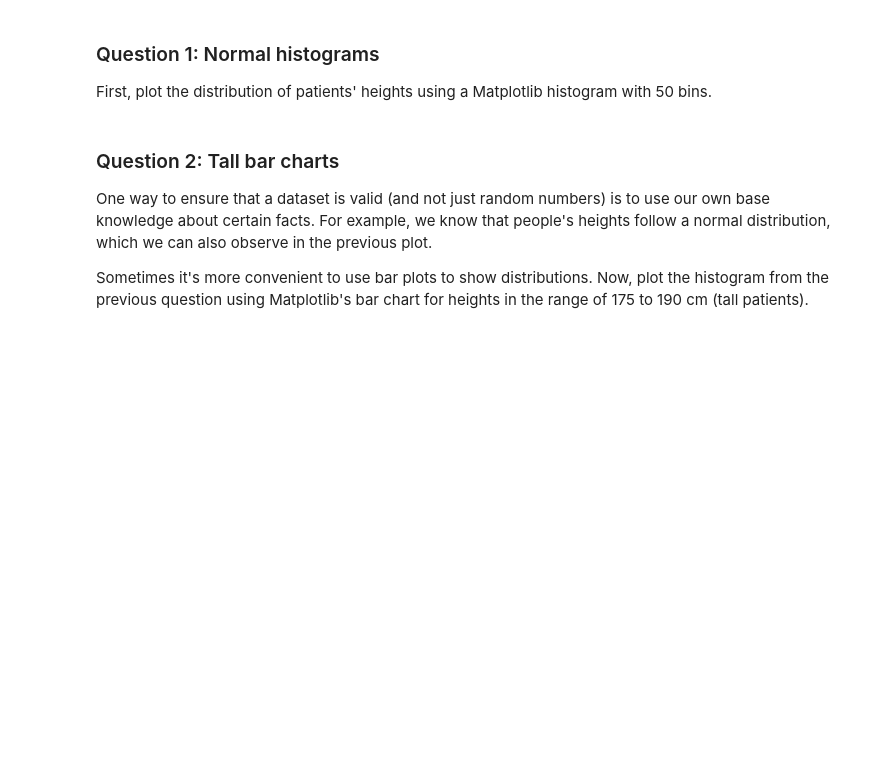
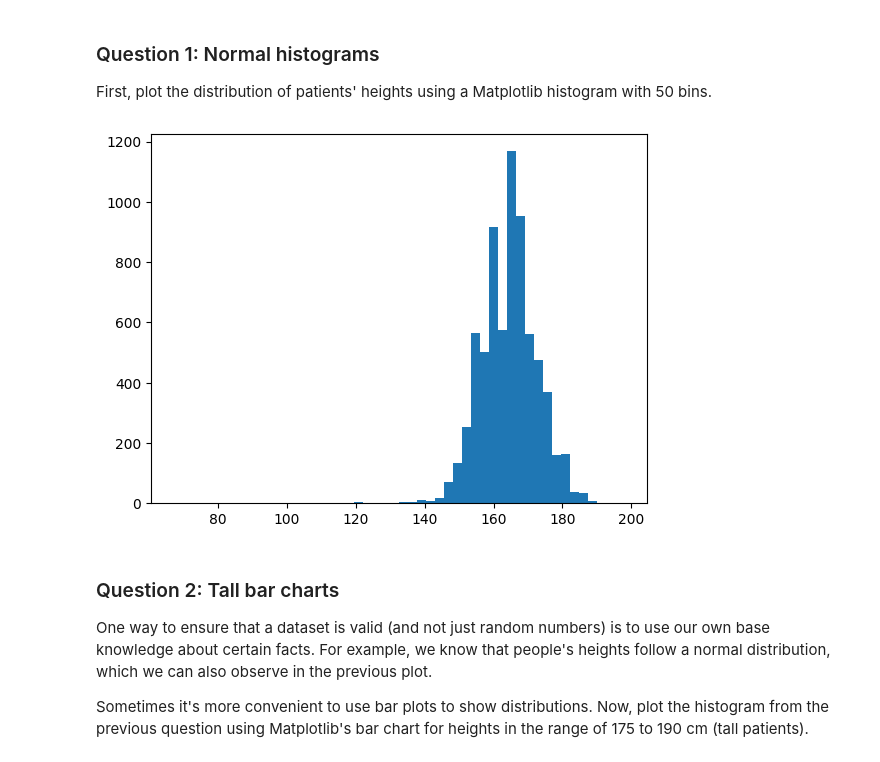
Before and after one commit to alephhNull/Micromaster-Programming-for-Data-Analysis-Summer-2024, a Jupyter notebook: Assignment4.ipynb, the cells around one changed output. Cells and saved outputs as stored; diff of their text form; code cells hidden in the pictures; blank space fills up the shorter version.

```diff
--- a/Assignment4.ipynb
+++ b/Assignment4.ipynb
@@ -63,0 +62,3 @@ Load the `cardio.csv` file as a Pandas DataFrame and display the top 5 rows.
+# %%
+df_original = pd.read_csv('cardio.csv')
+df_original.head()
@@ -72,3 +84,6 @@ The column `age` represents the age of the patients in days. Convert it to years
+# %%
+df = df_original.copy()
+df['age'] = df_original['age'] / 365
 # %% [markdown]
 ## Matplotlib
 Now, we will visually analyze our data using basic functions from Matplotlib.
@@ -83,3 +96,8 @@ First, plot the distribution of patients' heights using a Matplotlib histogram w
+# %%
+plt.hist(df['height'], bins=50)
+plt.show()
+# %% [output]
+[figure, added]
 # %% [markdown]
 ### Question 2: Tall bar charts
 One way to ensure that a dataset is valid (and not just random numbers) is to use our own base knowledge about certain facts. For example, we know that people's heights follow a normal distribution, which we can also observe in the previous plot.
```
Also changed, not shown: parts of 41 cells of this notebook.
